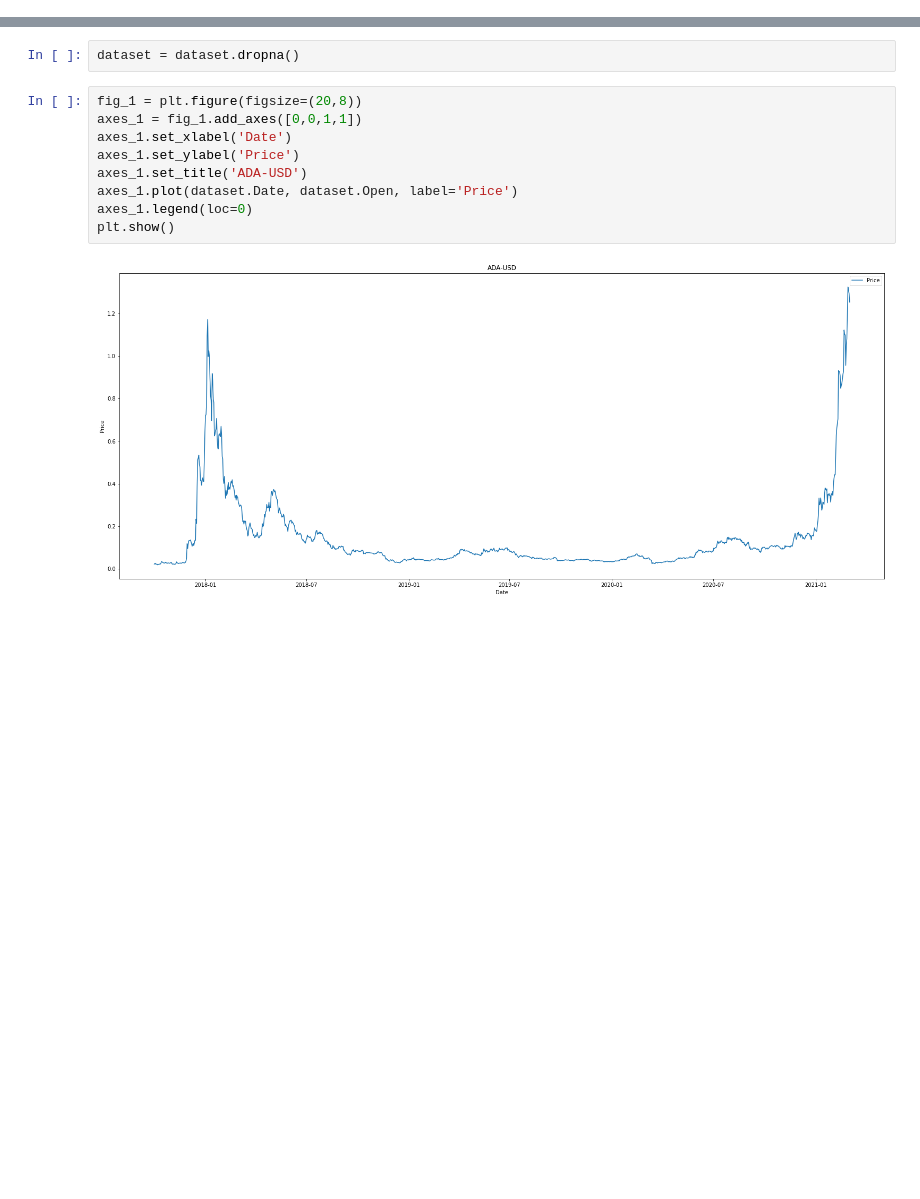
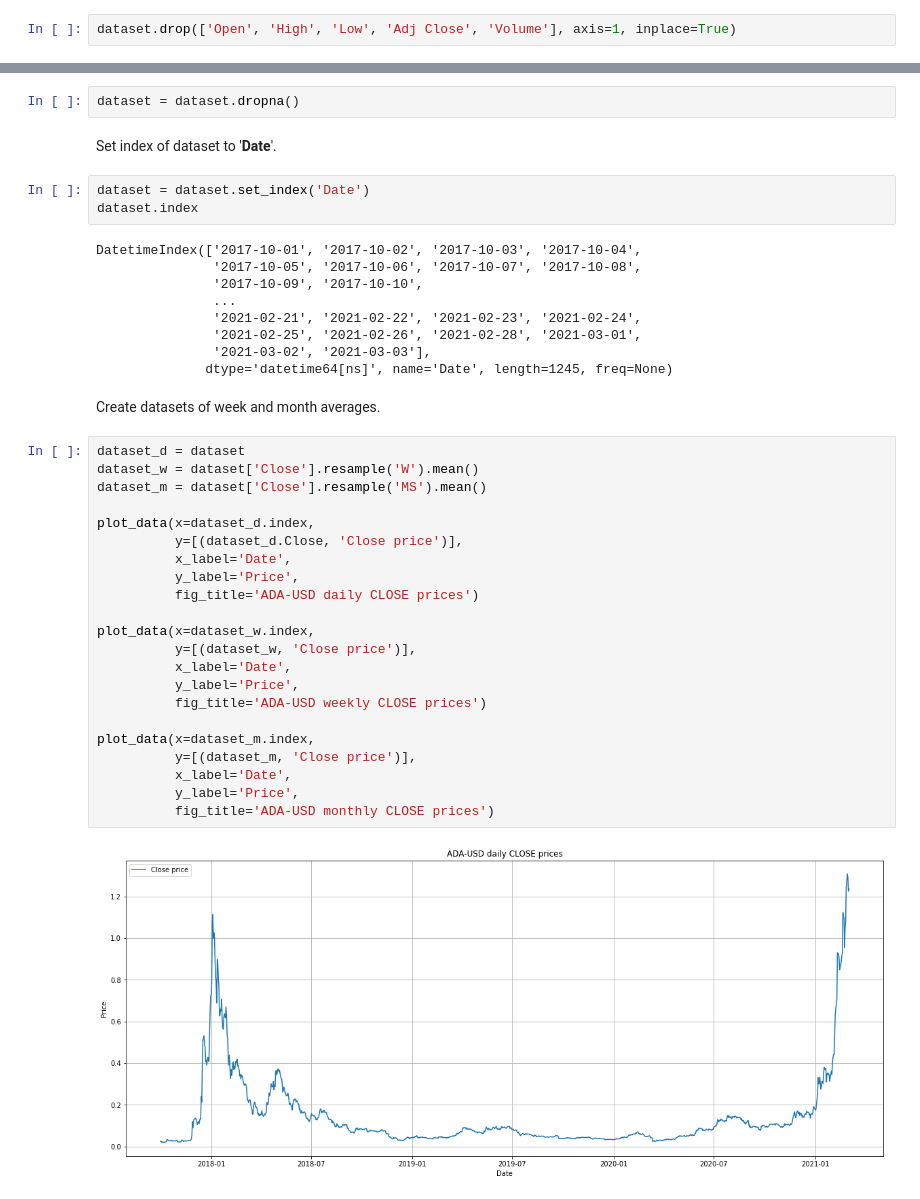
Before and after one commit to reibek/progn-semestral-work, a Jupyter notebook: Progonstics_Semestral_work.ipynb, the cells around one changed output, grey strips where cells are left out. Drawn from its saved outputs; the diff is of its cells as text; blank space fills up the shorter version.

```diff
--- a/Progonstics_Semestral_work.ipynb
+++ b/Progonstics_Semestral_work.ipynb
@@ -53,0 +216,2 @@ dataset['Date'] = pd.to_datetime(dataset['Date'])
+# %%
+dataset.drop(['Open', 'High', 'Low', 'Adj Close', 'Volume'], axis=1, inplace=True)
@@ -55,14 +227,43 @@ dataset['Date'] = pd.to_datetime(dataset['Date'])
 Drop `NaN` values.
 # %%
 dataset = dataset.dropna()
-# %%
-fig_1 = plt.figure(figsize=(20,8))
-axes_1 = fig_1.add_axes([0,0,1,1])
-axes_1.set_xlabel('Date')
-axes_1.set_ylabel('Price')
-axes_1.set_title('ADA-USD')
-axes_1.plot(dataset.Date, dataset.Open, label='Price')
-axes_1.legend(loc=0)
-plt.show()
-# %% [output]
-[figure, removed]
+# %% [markdown]
+Set index of dataset to '**Date**'.
+# %%
+dataset = dataset.set_index('Date')
+dataset.index
+# %% [output]
+DatetimeIndex(['2017-10-01', '2017-10-02', '2017-10-03', '2017-10-04',
+               '2017-10-05', '2017-10-06', '2017-10-07', '2017-10-08',
+               '2017-10-09', '2017-10-10',
+               ...
+               '2021-02-21', '2021-02-22', '2021-02-23', '2021-02-24',
+               '2021-02-25', '2021-02-26', '2021-02-28', '2021-03-01',
+               '2021-03-02', '2021-03-03'],
+              dtype='datetime64[ns]', name='Date', length=1245, freq=None)
+# %% [markdown]
+Create datasets of week and month averages.
+# %%
+dataset_d = dataset
+dataset_w = dataset['Close'].resample('W').mean()
+dataset_m = dataset['Close'].resample('MS').mean()
+
+plot_data(x=dataset_d.index,
+          y=[(dataset_d.Close, 'Close price')],
+          x_label='Date',
+          y_label='Price',
+          fig_title='ADA-USD daily CLOSE prices')
+
+plot_data(x=dataset_w.index,
+          y=[(dataset_w, 'Close price')],
+          x_label='Date',
+          y_label='Price',
+          fig_title='ADA-USD weekly CLOSE prices')
+
+plot_data(x=dataset_m.index,
+          y=[(dataset_m, 'Close price')],
+          x_label='Date',
+          y_label='Price',
+          fig_title='ADA-USD monthly CLOSE prices')
+# %% [output]
+[figure, added]
```
Also changed, not shown: parts of 15 cells of this notebook.
